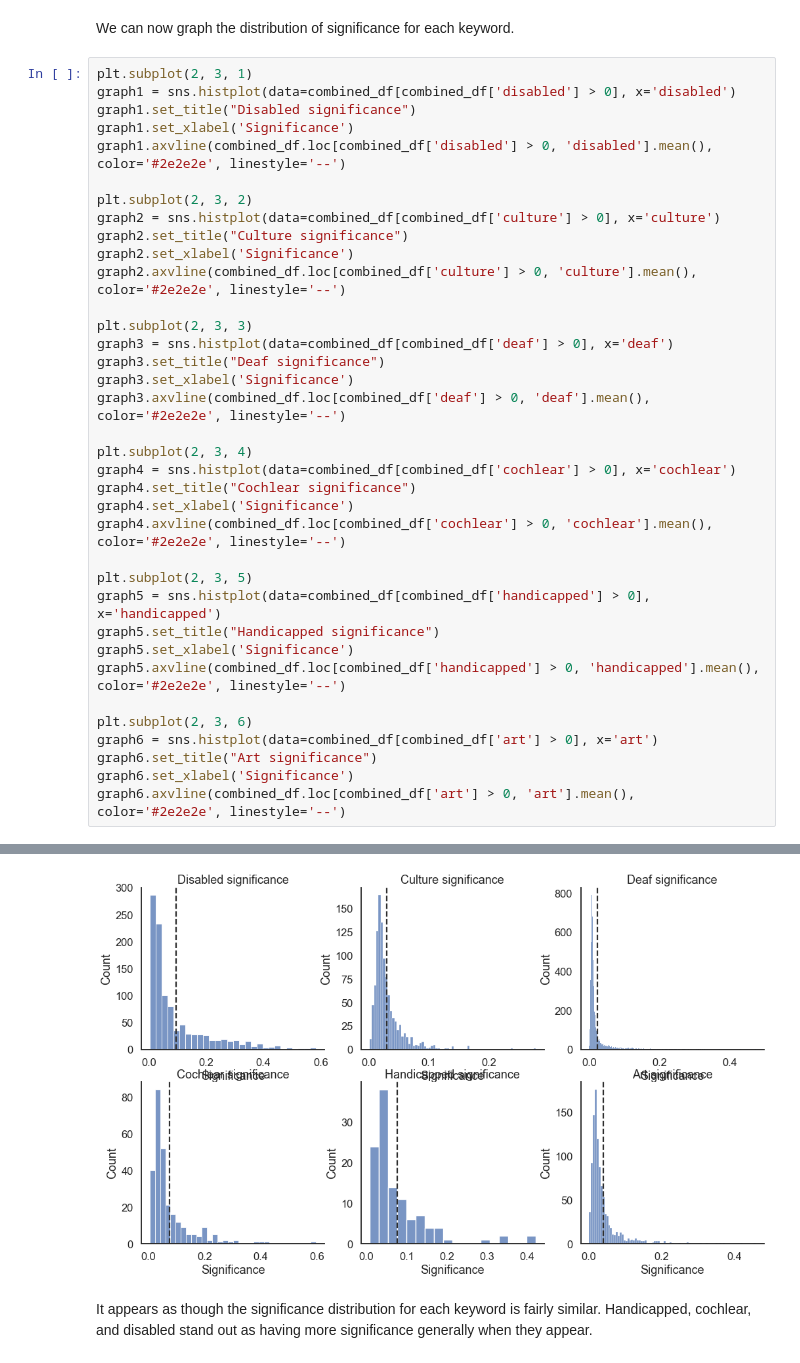
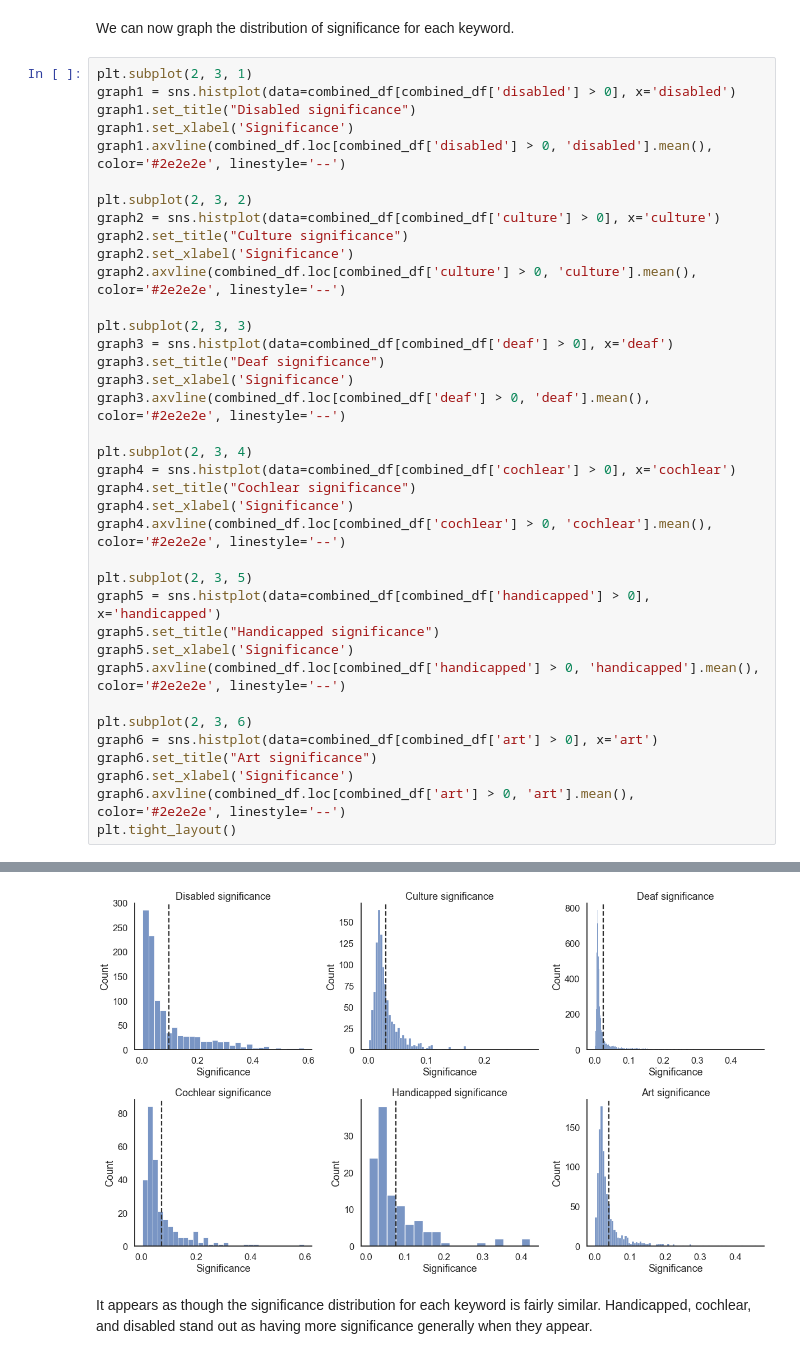
Before and after one commit to lilys01/sentiment-analysis-deaf-community, a Jupyter notebook: FinalProjectGroup054-Wi22.ipynb, the cells around one changed output, grey strips where cells are left out. Saved outputs shown, nothing was run; the diff lists cells and outputs as text.

Commit message:
cleaned up graphs

```diff
--- a/FinalProjectGroup054-Wi22.ipynb
+++ b/FinalProjectGroup054-Wi22.ipynb
@@ -788,4 +788,5 @@ graph6 = sns.histplot(data=combined_df[combined_df['art'] > 0], x='art')
 graph6.set_title("Art significance")
 graph6.set_xlabel('Significance')
 graph6.axvline(combined_df.loc[combined_df['art'] > 0, 'art'].mean(), color='#2e2e2e', linestyle='--')
+plt.tight_layout()
 # %% [output]
@@ -793,4 +793,4 @@ graph6.axvline(combined_df.loc[combined_df['art'] > 0, 'art'].mean(), color='#2e
-[figure, old version]
+[figure, new version]
 # %% [markdown]
 It appears as though the significance distribution for each keyword is fairly similar. Handicapped, cochlear, and disabled stand out as having more significance generally when they appear.
 # %% [markdown]
```
Also changed, not shown: parts of 2 cells of this notebook.
